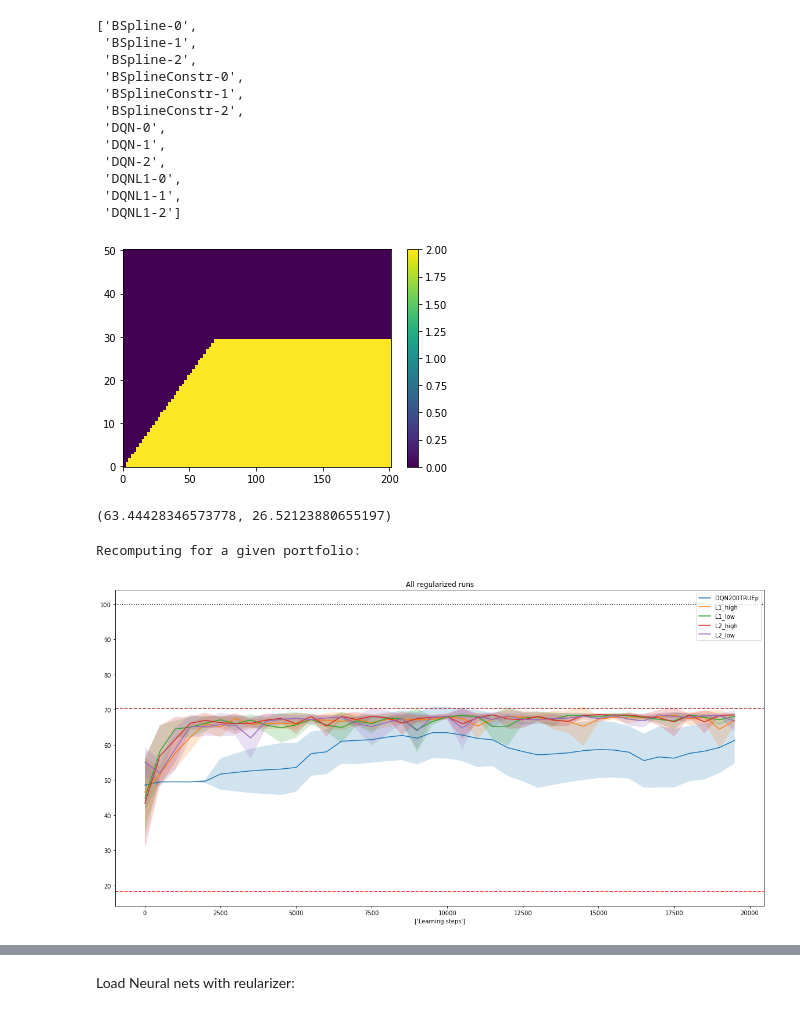
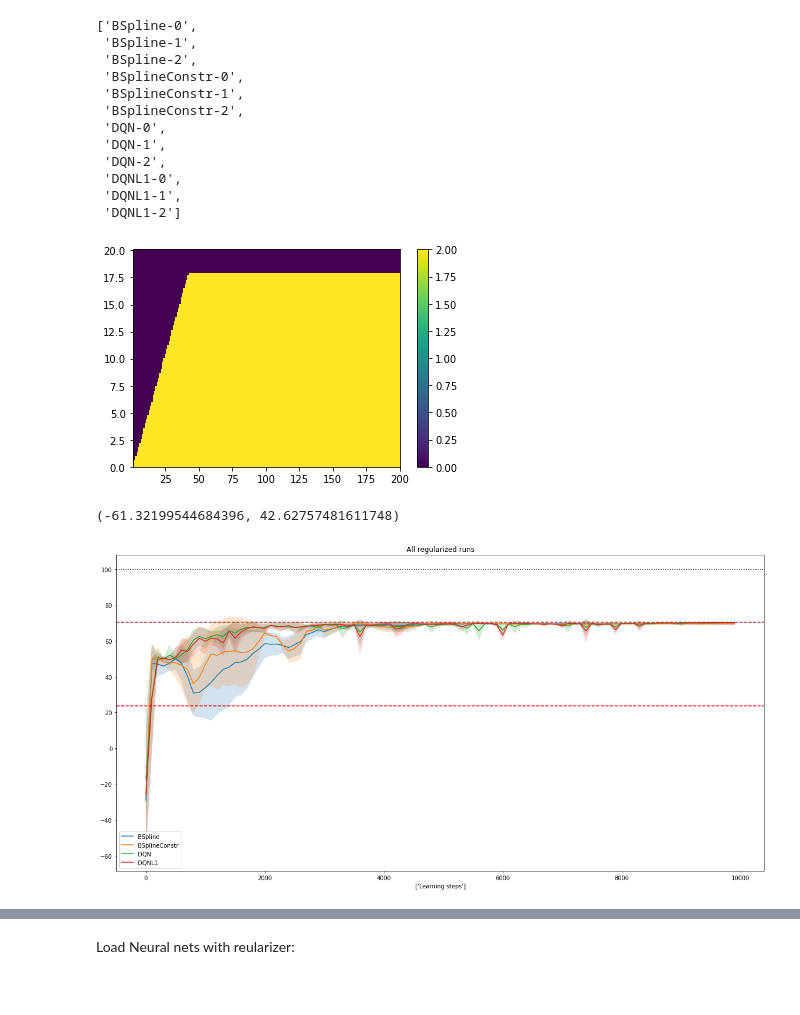
Before and after one commit to majkee15/credit_collections_rl, a Jupyter notebook: analysis_snipetz/results/regularizers_performance.ipynb, the cells around one changed output, grey strips where cells are left out. Saved outputs shown, nothing was run; the diff lists cells and outputs as text; code cells hidden in the pictures.

```diff
--- a/analysis_snipetz/results/regularizers_performance.ipynb
+++ b/analysis_snipetz/results/regularizers_performance.ipynb
@@ -201,20 +219,19 @@ AGENTS
  'DQNL1-1',
  'DQNL1-2']
 # %%
-ag = ldr.load_agent_from_path(cps[3])
-ww, ll, p, z = policy_pricer_python.create_map(ag, larger_offset=True, w_points = 100, l_points=100, lam_lim=50)
+ag = ldr.load_agent_from_path(cps[0])
+ww, ll, p, z = policy_pricer_python.create_map(ag, larger_offset=True, w_points = 200, l_points=100, lam_lim=20)
 
 plt.pcolormesh(ww, ll, p, shading='auto')
 plt.colorbar()
 plt.show()
 # %% [output]
-[figure, old version]
+[figure, new version]
 # %%
-calc_checkpoint_value(portfolio, cps[0], niter=5000, w_points = 100, l_points=100, lam_lim=10)
+calc_checkpoint_value(portfolio, cps[0], niter=5000, w_points = 200, l_points=100, lam_lim=20)
 # %% [output]
-(63.44428346573778, 26.52123880655197)
+(-61.32199544684396, 42.62757481611748)
 # %%
-vals = value_names(ldr, AGENTS, portfolio, file_name='DQN_DQNL_BSPLINES', n_jobs=1, log_num=0, niter=10000, w_points = 200, l_points=100, lam_lim=10)
+skip_checkpoints = 10
+vals = value_names(ldr, AGENTS, portfolio, file_name='DQN_DQNL_BSPLINES', n_jobs=6, log_num=0, niter=10000, w_points = 200, l_points=100, lam_lim=20, skip_checkpoints=skip_checkpoints)
-# %% [output]
-Recomputing for a given portfolio:
 # %%
@@ -259,10 +276,10 @@ def plot_learning(names, vals, percentage=True, title=None):
     if title is not None:
         ax.set_title(title)
 # %%
-names_reuglarized = ['DQN200TRUEp','L1_high', 'L1_low', 'L2_high', 'L2_low']# , 'DQN-monotone-low', 'DQN-monotone-high']
-plot_learning(names_reuglarized, combined_vals, LEARNING_STEPS_CUTOFF, title='All regularized runs')
+names_reuglarized = ['BSpline','BSplineConstr', 'DQN', 'DQNL1']# , 'DQN-monotone-low', 'DQN-monotone-high']
+plot_learning(names_reuglarized, vals, LEARNING_STEPS_CUTOFF, title='All regularized runs')
 # %% [output]
-[figure, old version]
+[figure, new version]
 # %%
 names_reuglarized = ['L1_high', 'L1_low']
 plot_learning(names_reuglarized, vals, LEARNING_STEPS_CUTOFF, title='L1 with 0.01 and 0.1 regularization param.')
```
Also changed, not shown: parts of 16 cells of this notebook, 5 other files.
